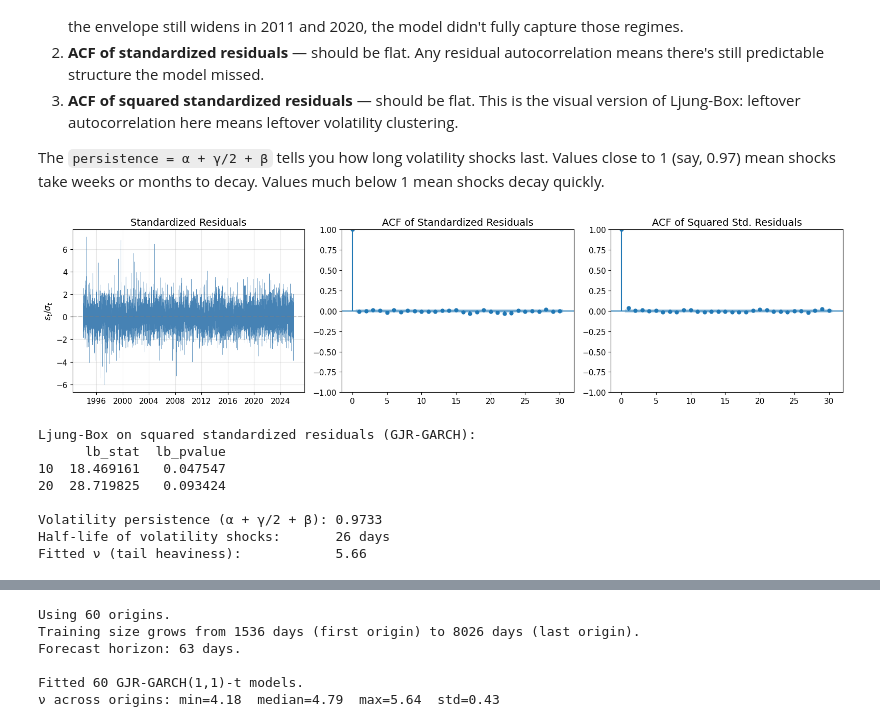
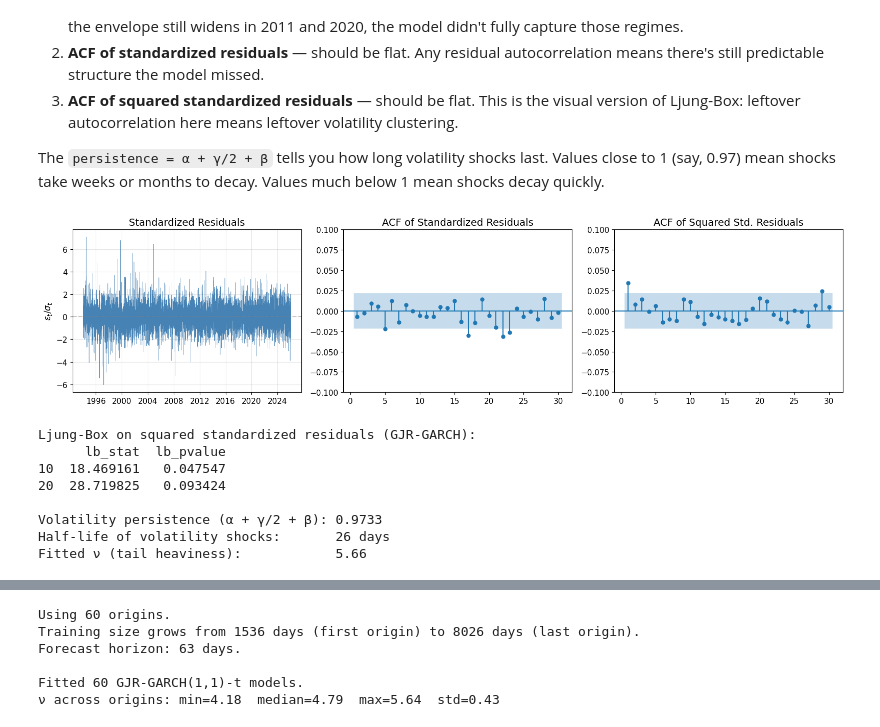
Before and after one commit to F5F0A0/coffee-futures-forecasting-model, a Jupyter notebook: notebooks/04_deployment.ipynb, the cells around one changed output, grey strips where cells are left out. Drawn from its saved outputs; the diff is of its cells as text; code cells hidden in the pictures.

```diff
--- a/notebooks/04_deployment.ipynb
+++ b/notebooks/04_deployment.ipynb
@@ -532,36 +542,48 @@ Values much below 1 mean shocks decay quickly.
 # %%
 best_fit = gjr_fit
 std_resids = best_fit.std_resid
 
 fig, axes = plt.subplots(1, 3, figsize=(16, 4))
 
 axes[0].plot(log_returns.index, std_resids, lw=0.3, color="steelblue")
 axes[0].set_title("Standardized Residuals")
 axes[0].set_ylabel(r"$\varepsilon_t / \sigma_t$")
 axes[0].axhline(0, color="gray", ls="--", alpha=0.4)
 axes[0].grid(alpha=0.3)
 
-plot_acf(std_resids, lags=30, ax=axes[1], alpha=0.05, title="ACF of Standardized Residuals")
-plot_acf(std_resids**2, lags=30, ax=axes[2], alpha=0.05, title="ACF of Squared Std. Residuals")
+plot_acf(
+    std_resids, lags=30, ax=axes[1], alpha=0.05, zero=False, title="ACF of Standardized Residuals"
+)
+axes[1].set_ylim(-0.1, 0.1)
+
+plot_acf(
+    std_resids**2,
+    lags=30,
+    ax=axes[2],
+    alpha=0.05,
+    zero=False,
+    title="ACF of Squared Std. Residuals",
+)
+axes[2].set_ylim(-0.1, 0.1)
 
 plt.tight_layout()
 plt.show()
 
 lb = acorr_ljungbox(std_resids**2, lags=[10, 20], return_df=True)
 print("Ljung-Box on squared standardized residuals (GJR-GARCH):")
 print(lb.to_string())
 
 alpha_c = best_fit.params["alpha[1]"]
 gamma_c = best_fit.params["gamma[1]"]
 beta_c = best_fit.params["beta[1]"]
 nu_fitted = best_fit.params["nu"]
 persistence = alpha_c + gamma_c / 2 + beta_c
 
 print(f"\nVolatility persistence (α + γ/2 + β): {persistence:.4f}")
 print(f"Half-life of volatility shocks:       {np.log(2) / -np.log(persistence):.0f} days")
 print(f"Fitted ν (tail heaviness):            {nu_fitted:.2f}")
 # %% [output]
-[figure, old version]
+[figure, new version]
 Ljung-Box on squared standardized residuals (GJR-GARCH):
       lb_stat  lb_pvalue
 10  18.469161   0.047547
```
Also changed, not shown: parts of 12 cells of this notebook.
